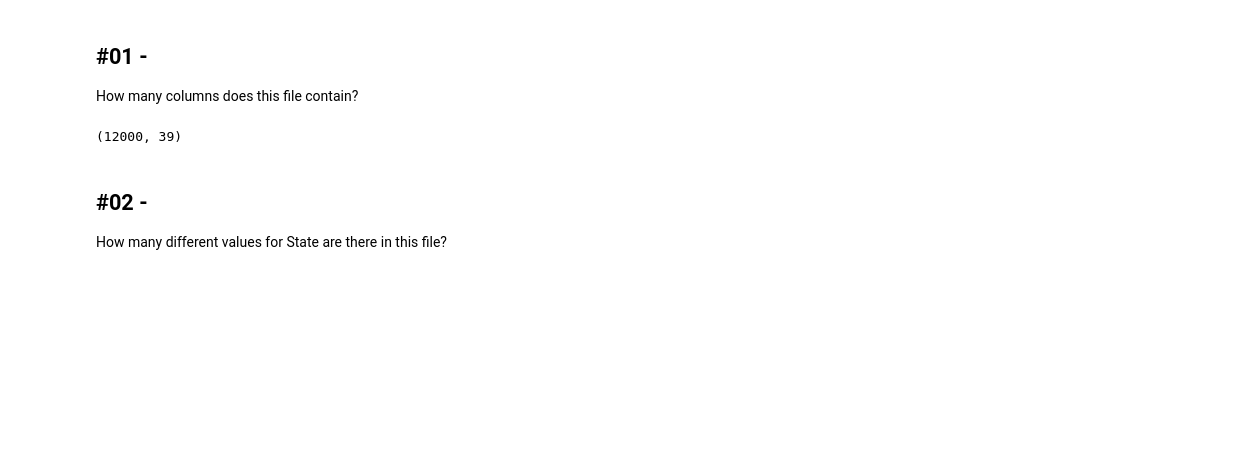
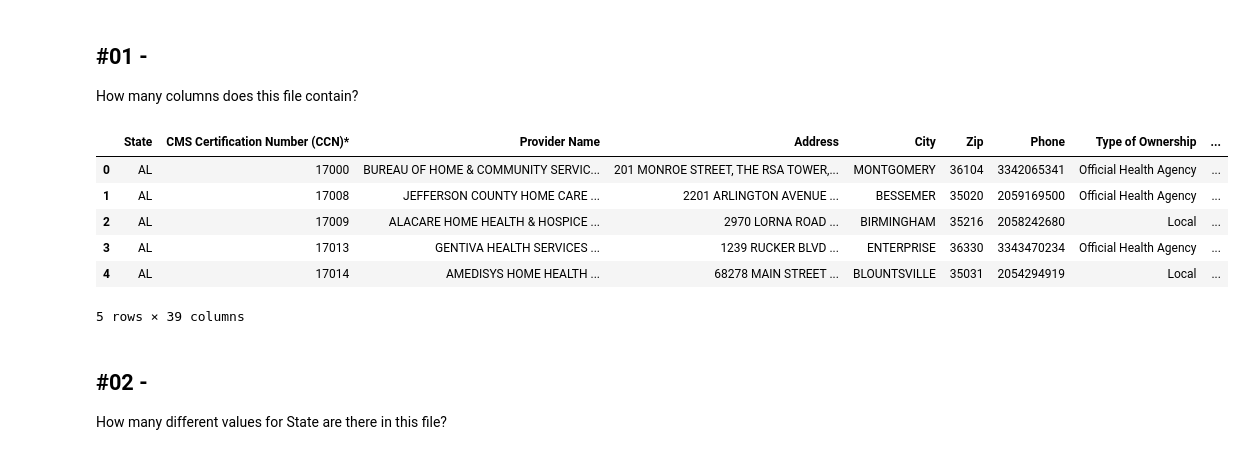
Before and after one commit to fbuckhold3/hds5210-2021, a Jupyter notebook: week12/week12_assignment_1.ipynb, the cells around one changed output. Saved outputs shown, nothing was run; the diff lists cells and outputs as text; code cells hidden in the pictures; blank space fills up the shorter version.

```diff
--- a/week12/week12_assignment_1.ipynb
+++ b/week12/week12_assignment_1.ipynb
@@ -18,9 +18,15 @@ hhcaps = pd.read_csv('/data/hhcaps.csv')
 How many columns does this file contain?
 # %%
 # Write some code to figure it out
-hhcaps.shape
+hhcaps.head()
 # %% [output]
+|  | State | CMS Certification Number (CCN)* | Provider Name | Address | City | Zip | Phone | Type of Ownership | ... |
+| 0 | AL | 17000 | BUREAU OF HOME & COMMUNITY SERVIC... | 201 MONROE STREET, THE RSA TOWER,... | MONTGOMERY | 36104 | 3342065341 | Official Health Agency | ... |
+| 1 | AL | 17008 | JEFFERSON COUNTY HOME CARE ... | 2201 ARLINGTON AVENUE ... | BESSEMER | 35020 | 2059169500 | Official Health Agency | ... |
+| 2 | AL | 17009 | ALACARE HOME HEALTH & HOSPICE ... | 2970 LORNA ROAD ... | BIRMINGHAM | 35216 | 2058242680 | Local | ... |
+| 3 | AL | 17013 | GENTIVA HEALTH SERVICES ... | 1239 RUCKER BLVD ... | ENTERPRISE | 36330 | 3343470234 | Official Health Agency | ... |
+| 4 | AL | 17014 | AMEDISYS HOME HEALTH ... | 68278 MAIN STREET ... | BLOUNTSVILLE | 35031 | 2054294919 | Local | ... |
-(12000, 39)
+5 rows × 39 columns
 # %%
 answers={}
 answers['56.1'] = "39"
```
Also changed, not shown: 2 other files.
